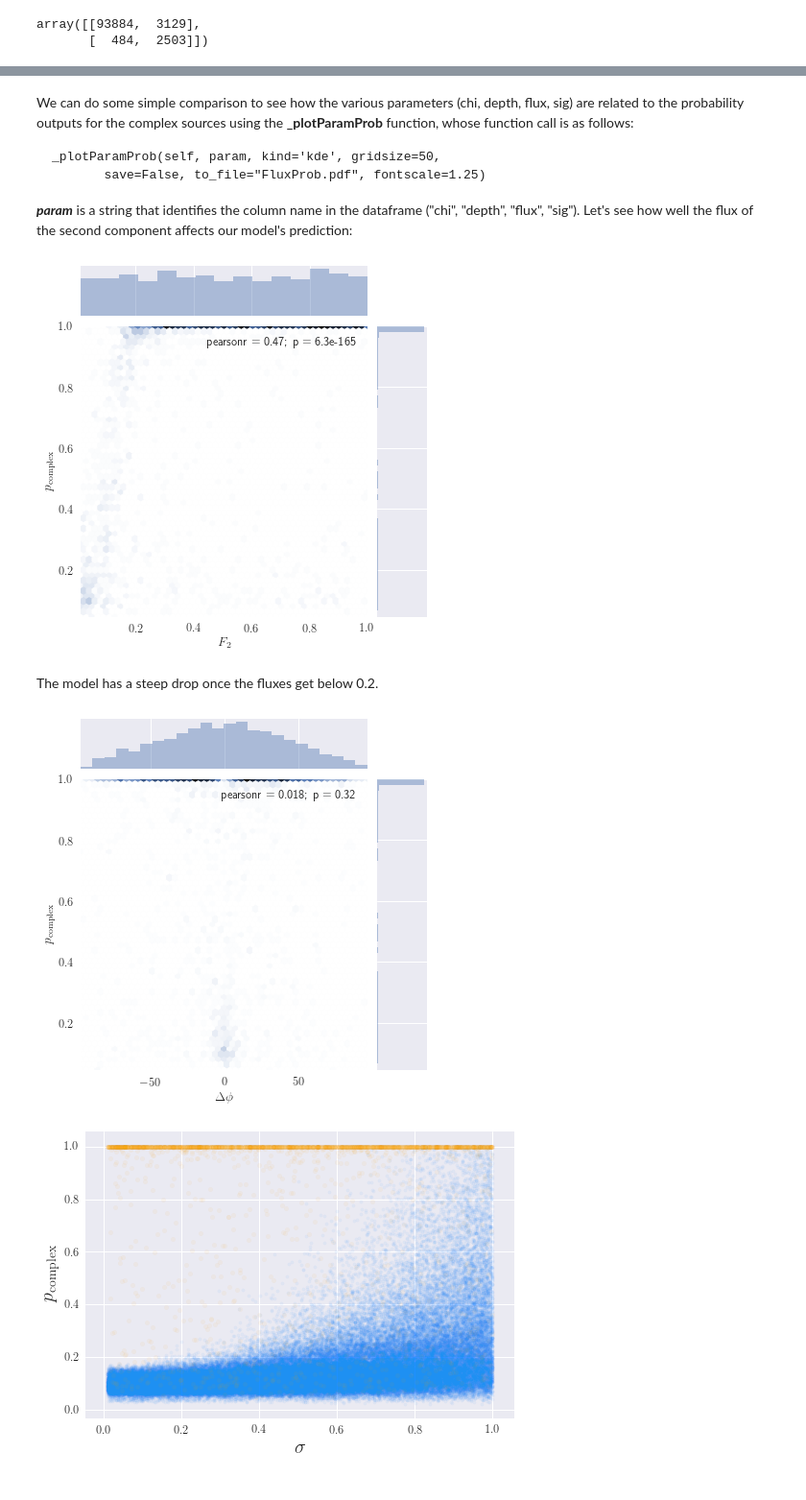
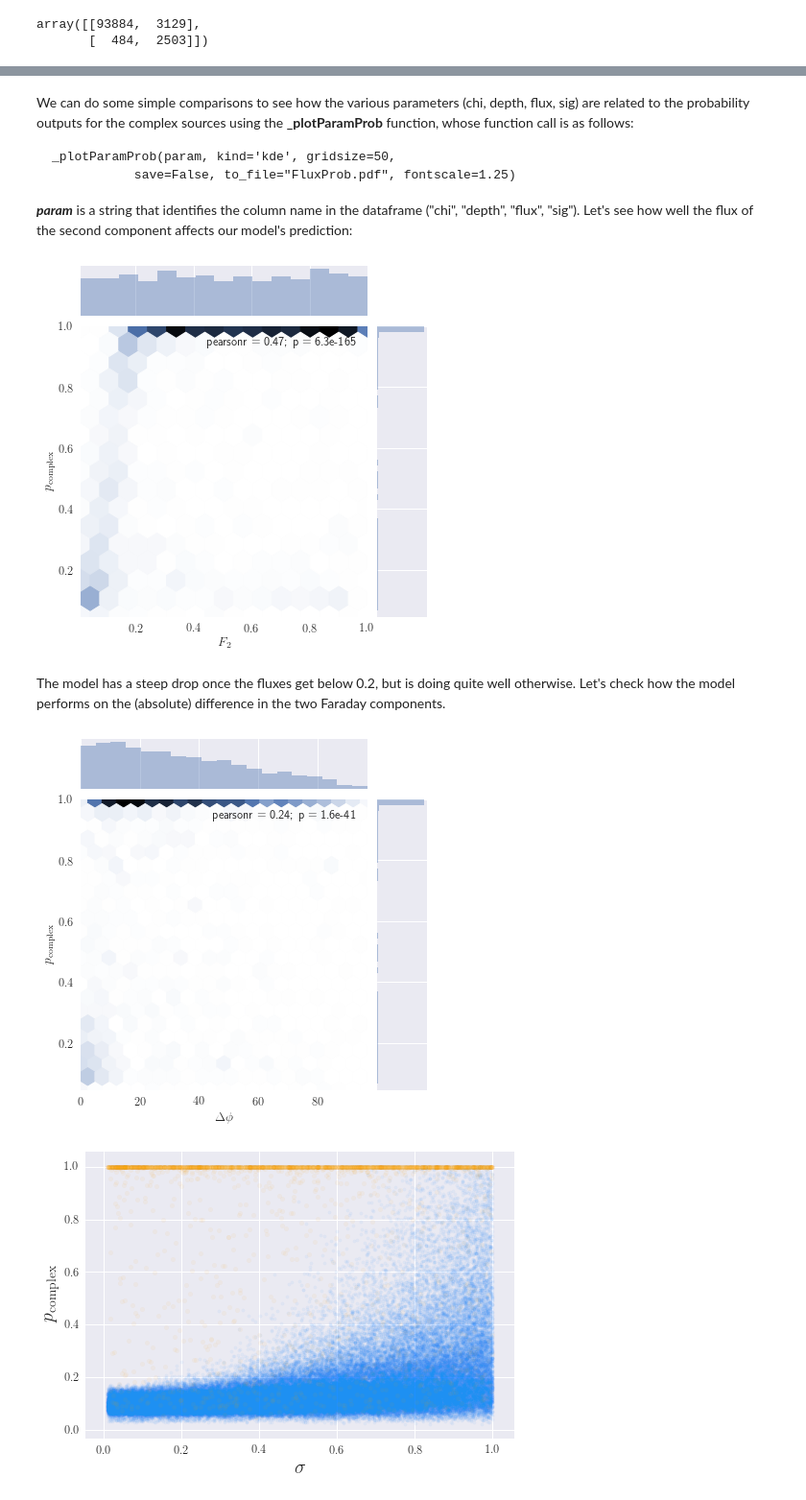
Before and after one commit to sheabrown/faraday_complexity, a Jupyter notebook: final/How2Guide.ipynb, the cells around one changed output, grey strips where cells are left out. Shown at 96% size. Saved outputs shown, nothing was run; the diff lists cells and outputs as text; code cells hidden in the pictures.

```diff
--- a/final/How2Guide.ipynb
+++ b/final/How2Guide.ipynb
@@ -347,20 +389,20 @@ cnn._getSimpleParams()
 # %% [markdown]
-We can do some simple comparison to see how the various parameters (chi, depth, flux, sig) are related to the probability outputs for the complex sources using the **\_plotParamProb** function, whose function call is as follows:
+We can do some simple comparisons to see how the various parameters (chi, depth, flux, sig) are related to the probability outputs for the complex sources using the **\_plotParamProb** function, whose function call is as follows:
 
-    _plotParamProb(self, param, kind='kde', gridsize=50,
-           save=False, to_file="FluxProb.pdf", fontscale=1.25)
+    _plotParamProb(param, kind='kde', gridsize=50,
+               save=False, to_file="FluxProb.pdf", fontscale=1.25)
 
 ***param*** is a string that identifies the column name in the dataframe ("chi", "depth", "flux", "sig"). Let's see how well the flux of the second component affects our model's prediction:
 # %%
-cnn._plotParamProb('flux', kind='hex')
+cnn._plotParamProb('flux', kind='hex', gridsize=15)
 # %% [output]
-[figure, old version]
+[figure, new version]
 # %% [markdown]
-The model has a steep drop once the fluxes get below 0.2.
+The model has a steep drop once the fluxes get below 0.2, but is doing quite well otherwise. Let's check how the model performs on the (absolute) difference in the two Faraday components.
 # %%
-cnn._plotParamProb('depth', kind='hex')
+cnn._plotParamProb('depth', kind='hex', gridsize=20)
 # %% [output]
-[figure, old version]
+[figure, new version]
 # %%
 plt.figure(1)
 plt.scatter(cnn.dfSimple_['sig'], cnn.dfSimple_['prob'], color='dodgerblue', alpha=0.05, s=10)
```
Also changed, not shown: parts of 9 cells of this notebook, 2 other files.
